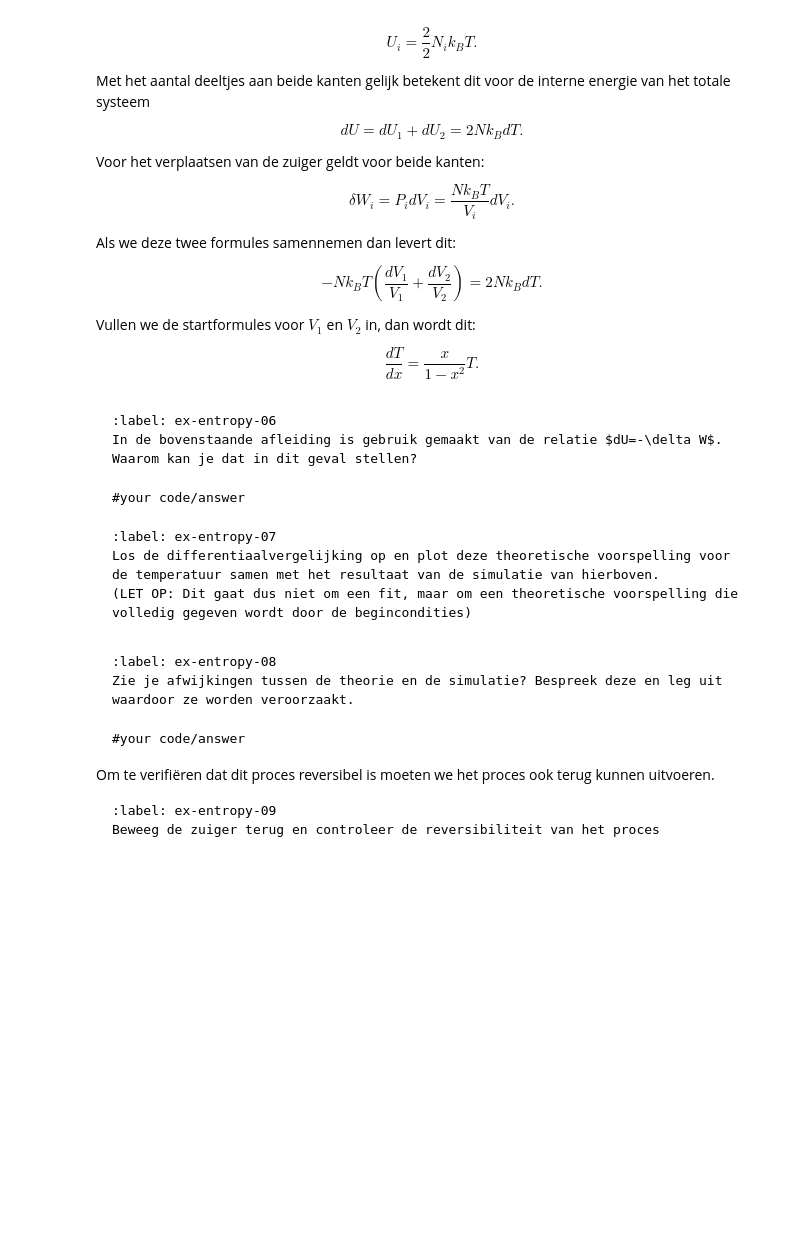
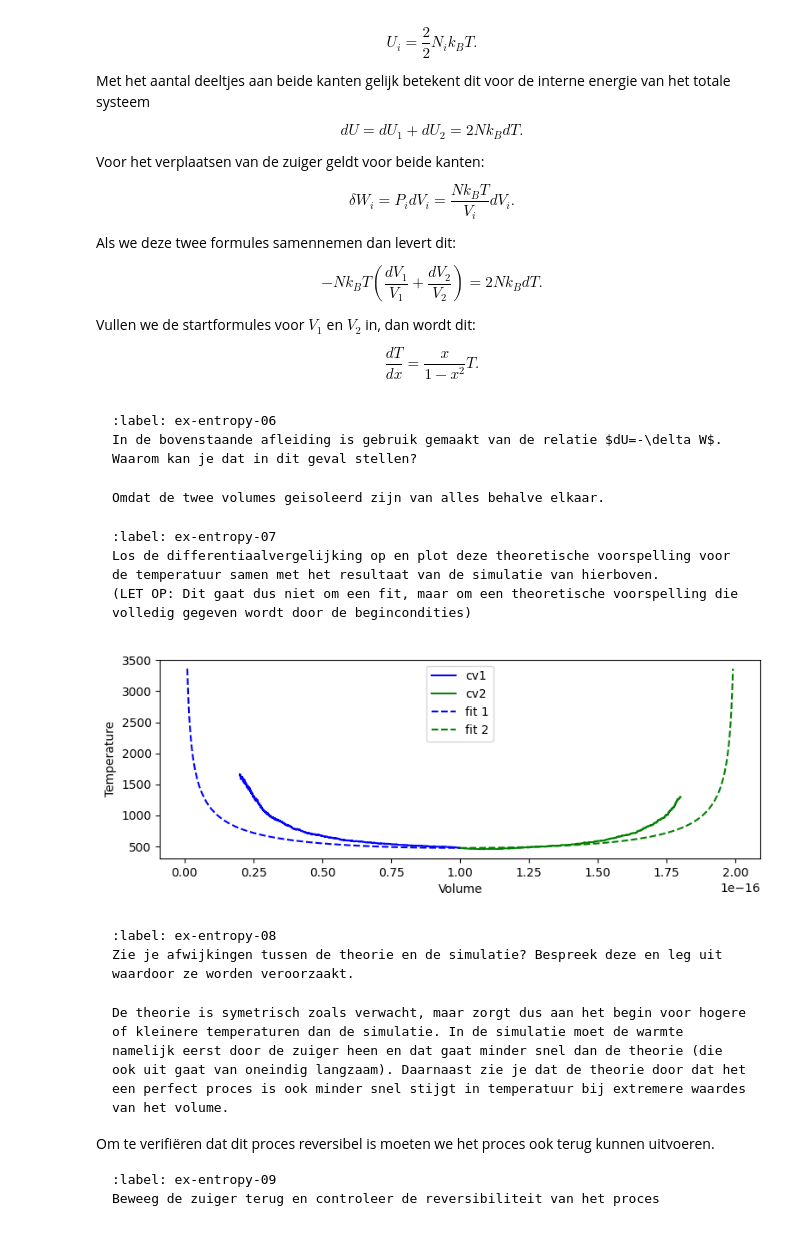
Before and after one commit to FelixJacobs11/TUAmsterdam, a Jupyter notebook: Content/PySim/9_entropie.ipynb, the cells around one changed output. Saved outputs shown, nothing was run; the diff lists cells and outputs as text; code cells hidden in the pictures; blank space fills up the shorter version.

````diff
--- a/Content/PySim/9_entropie.ipynb
+++ b/Content/PySim/9_entropie.ipynb
@@ -52,7 +54,7 @@ En maken we daarnaast ook gebruik van een klasse die het gedrag van deeltjes oms
 class ParticleClass:
     def __init__(self, m, v, r, R):
         """ maakt een deeltje (constructor) """
-        self.m = m
+        self.m = 6.68e-27
         self.v = np.array(v, dtype=float)
         self.r = np.array(r, dtype=float)
         self.R = R
@@ -175,7 +177,10 @@ class ControlVolume:
     @property
     def temperature(self) -> float:
         temp = 0.0
-#your code/answer
+        E_kin=0.0
+        for p in self.particles:   #kinetische energie ophalen
+            E_kin+=p.kin_energy
+        temp=2*E_kin/(len(self.particles)*k_B*f) #formule voor temperatuur met gemiddelde E_kin (delen door aantal particles)
         return temp
 
     @property
@@ -390,7 +399,7 @@ In de bovenstaande afleiding is gebruik gemaakt van de relatie $dU=-\delta W$. W
 ```
 
 ```{solution} ex-entropy-06
-#your code/answer
+Omdat de twee volumes geisoleerd zijn van alles behalve elkaar.
 ```
 
 ```{exercise} theorie
@@ -399,7 +408,38 @@ Los de differentiaalvergelijking op en plot deze theoretische voorspelling voor
 (LET OP: Dit gaat dus niet om een fit, maar om een theoretische voorspelling die volledig gegeven wordt door de begincondities)
 ```
 # %%
-#your code/answer
+#De formule voor T is -0.5Tln(x^2-1)
+
+def theorie(T0, x):
+    return T0/np.sqrt(1-x**2)
+
+#fitwaardes maken
+x_fit1=np.linspace(-0.99,0,1000) #x tussen 1 en 0
+y_fit1=theorie(temperatures1[0],x_fit1)
+v_fit1=volumes1[0]*(1+x_fit1) #hier wordt het volume steeds kleiner dus van 1 afgetrokken (dus + want x negatief)
+
+x_fit2=np.linspace(0,-0.99,1000)
+y_fit2=theorie(temperatures2[0],x_fit2)
+v_fit2=volumes2[0]*(1-x_fit2) #hier groter dus moet x worden toegevoegd (dus - want x negatief)
+
+fig, (ax1) = plt.subplots(1, figsize=(9, 3))
+
+ax1.set_xlabel('Volume')
+ax1.set_ylabel('Temperature')
+fig.tight_layout
+
+
+
+#temperatuur als functie van volume
+ax1.plot(volumes1, temperatures1, '-b',label='cv1')
+ax1.plot(volumes2, temperatures2, '-g',label='cv2')
+ax1.plot(v_fit1, y_fit1,'--b', label='fit 1')
+ax1.plot(v_fit2,y_fit2,'--g',label='fit 2')
+ax1.legend()
+
+plt.show()
+# %% [output]
+[figure, added]
 # %% [markdown]
 ```{exercise} theoretical_error
 :label: ex-entropy-08
@@ -407,7 +447,7 @@ Zie je afwijkingen tussen de theorie en de simulatie? Bespreek deze en leg uit w
 ```
 
 ```{solution} ex-entropy-08
-#your code/answer
+De theorie is symetrisch zoals verwacht, maar zorgt dus aan het begin voor hogere of kleinere temperaturen dan de simulatie. In de simulatie moet de warmte namelijk eerst door de zuiger heen en dat gaat minder snel dan de theorie (die ook uit gaat van oneindig langzaam). Daarnaast zie je dat de theorie door dat het een perfect proces is ook minder snel stijgt in temperatuur bij extremere waardes van het volume.
 ```
 
 Om te verifiëren dat dit proces reversibel is moeten we het proces ook terug kunnen uitvoeren.
````
Also changed, not shown: parts of 15 cells of this notebook, 1 other file.
